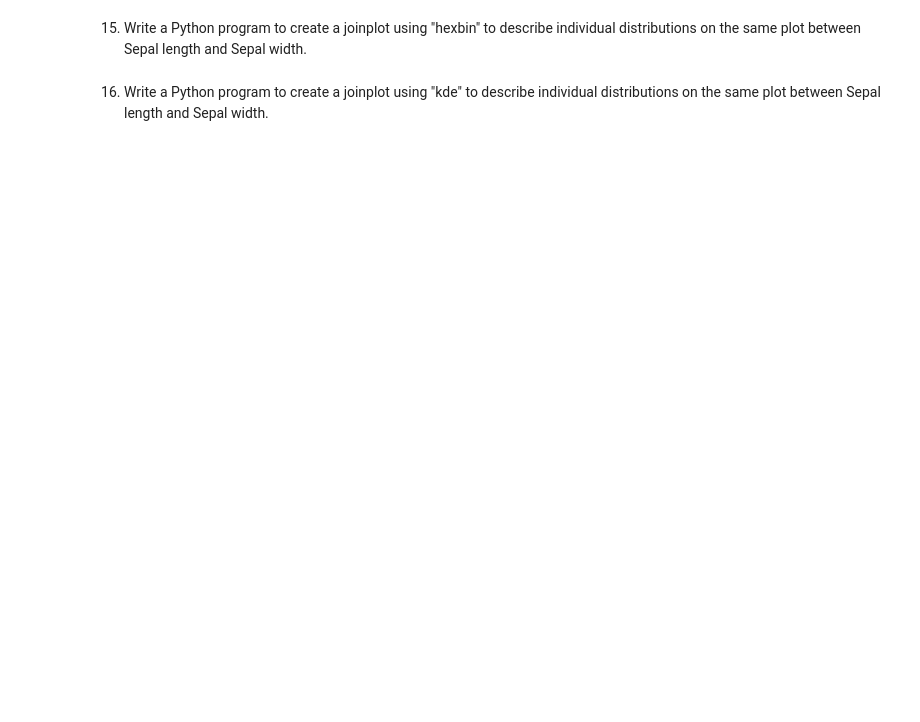
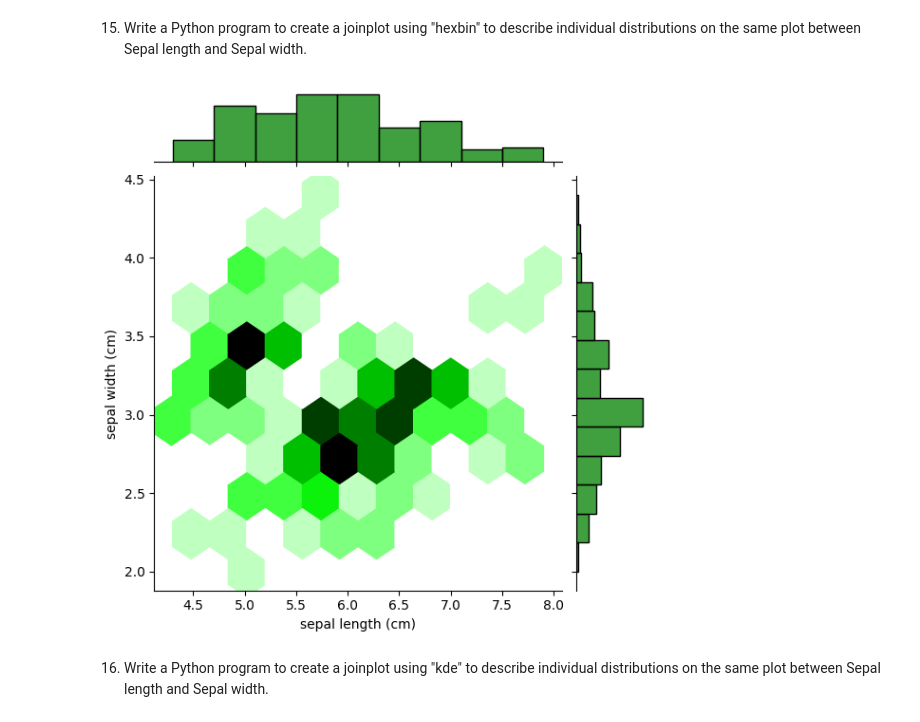
Before and after one commit to vedith12/ML-tasks, a Jupyter notebook: ML_basics.ipynb, the cells around one changed output. Cells and saved outputs as stored; diff of their text form; code cells hidden in the pictures; blank space fills up the shorter version.

```diff
--- a/ML_basics.ipynb
+++ b/ML_basics.ipynb
@@ -324,6 +338,24 @@ same plot between Sepal length and Sepal width.
 # %% [markdown]
 15. Write a Python program to create a joinplot using "hexbin" to describe individual
 distributions on the same plot between Sepal length and Sepal width.
+# %%
+import seaborn as sns
+import pandas as pd
+import matplotlib.pyplot as plt
+from sklearn.datasets import load_iris
+iris = load_iris()
+iris_df = pd.DataFrame(iris.data, columns=iris.feature_names)
+
+sns.jointplot(
+    x='sepal length (cm)',
+    y='sepal width (cm)',
+    data=iris_df,
+    kind='hex',
+    color='green'
+)
+plt.show()
+# %% [output]
+[figure, added]
 # %% [markdown]
 16. Write a Python program to create a joinplot using "kde" to describe individual
 distributions on the same plot between Sepal length and Sepal width.
```
Also changed, not shown: parts of 4 cells of this notebook.
